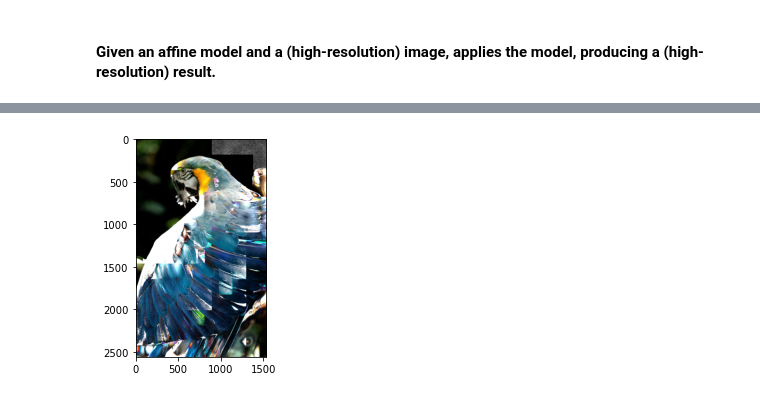
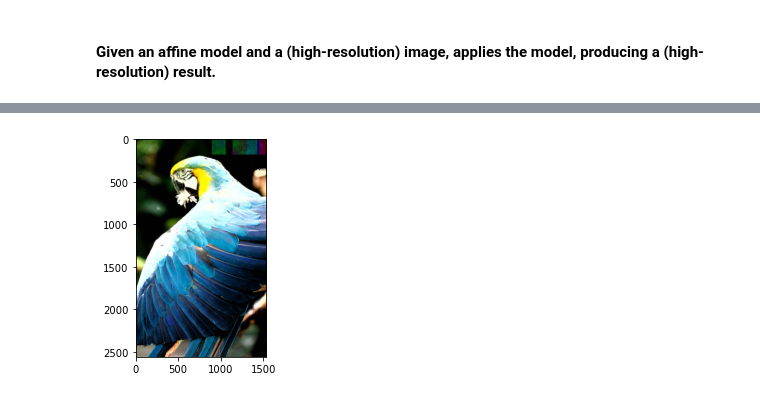
Before and after one commit to elimkwan/Bilateral-Guided-Upsampling, a Jupyter notebook: code.ipynb, the cells around one changed output, grey strips where cells are left out. Cells and saved outputs as stored; diff of their text form; code cells hidden in the pictures.

Commit message:
functioning code with results

```diff
--- a/code.ipynb
+++ b/code.ipynb
@@ -139,9 +150,9 @@ def getWeightMatrix(grid_size, input_img, arg_edge_img):
 
     #convert pixel to bg coordinate
     #+0.5 as pixels are considered to be at the center of their little square
-    bg_coordx = ((pixel_x + 0.5)/(img_width)) * (grid_width)
-    bg_coordy = ((pixel_y + 0.5)/(img_height)) * (grid_height)
-    bg_coordz = edge_img * (grid_depth)
+    bg_coordx = ((pixel_x + 0.5)/(img_width)) * (grid_width-1)
+    bg_coordy = ((pixel_y + 0.5)/(img_height)) * (grid_height-1)
+    bg_coordz = edge_img * (grid_depth-1)
 
     #floor func quantize the floating point array into integer
     bg_int_x = np.floor(bg_coordx)
@@ -560,29 +540,22 @@ def getFinalOutput(affine_model, grid_size, highr_input_image):
     c3 = highr_input_image[:,:,2]
     transformed_input = np.stack((c1,c2,c3,one))
 
+    channel_data =[]
+#     d = []
     output_r = 0
-    for i in range(grid_affine_input_size):
-        output_r += np.multiply(affine_model[0,i,:,:],transformed_input[i,:,:])
-        output_r_norm=np.round(abs(output_r).clip(0,255)).astype(int)
-    #     output_r_norm=output_r.copy()
-    #     cv2.normalize(output_r, output_r_norm, 0, 1, cv2.NORM_MINMAX, dtype=cv2.CV_64F)
+    for color_channel in range(3):
+        output = 0
+        for i in range(grid_affine_input_size):
+            img = transformed_input[i,:,:].astype('float')
+            output += np.multiply(affine_model[color_channel,i,:,:],img)
 
-    output_g = 0
-    for i in range(grid_affine_input_size):
-        output_g += np.multiply(affine_model[1,i,:,:],transformed_input[i,:,:])
-        output_g_norm=np.round(abs(output_g).clip(0,255)).astype(int)
-    #     output_g_norm=output_g.copy()
-    #     cv2.normalize(output_g, output_g_norm, 0, 1, cv2.NORM_MINMAX, dtype=cv2.CV_64F)
+        output_per_channel = output.clip(1,255).astype('uint8')
 
-    output_b = 0
-    for i in range(grid_affine_input_size):
-        output_b += np.multiply(affine_model[2,i,:,:],transformed_input[i,:,:])
-        output_b_norm=np.round(abs(output_b).clip(0,255)).astype(int)
-    #     output_b_norm=output_b.copy()
-    #     cv2.normalize(output_b, output_b_norm, 0, 1, cv2.NORM_MINMAX, dtype=cv2.CV_64F)
+#         d.append(output)
+        channel_data.append(output_per_channel)
 
-    final_output_norm = np.array(list(zip(output_r_norm.flatten(),output_g_norm.flatten(),output_b_norm.flatten()))).reshape(highr_input_image.shape)
-
-    return final_output_norm
+#     debug = np.array(list(zip(d[0].flatten(),d[1].flatten(),d[2].flatten()))).reshape(highr_input_image.shape)
+    final_output = np.array(list(zip(channel_data[0].flatten(),channel_data[1].flatten(),channel_data[2].flatten()))).reshape(highr_input_image.shape)
+    return final_output
 # %%
 final_output = getFinalOutput(affine_model1, grid_size, highr_input_image)
@@ -591,7 +563,7 @@ final_output_smooth = getFinalOutput(affine_model2, grid_size, highr_input_image
 # %%
 # fig1 = plt.figure()
-plt.imshow(final_output)
+plt.imshow(final_output[:,:,:])
 # plt.savefig('./results/finalout.png',dpi = 1000)
 # cv2.imwrite('./results/finalout.png', final_output)
-io.imsave(path.join('./results/', 'finalout.png'),final_output)
+# io.imsave(path.join('./results/', 'finalout.png'),final_output)
 # %% [output]
@@ -599,2 +571,2 @@ Lossy conversion from int64 to uint8. Range [0, 255]. Convert image to uint8 pri
-[figure, old version]
+[figure, new version]
 # %%
```
Also changed, not shown: parts of 18 cells of this notebook.
